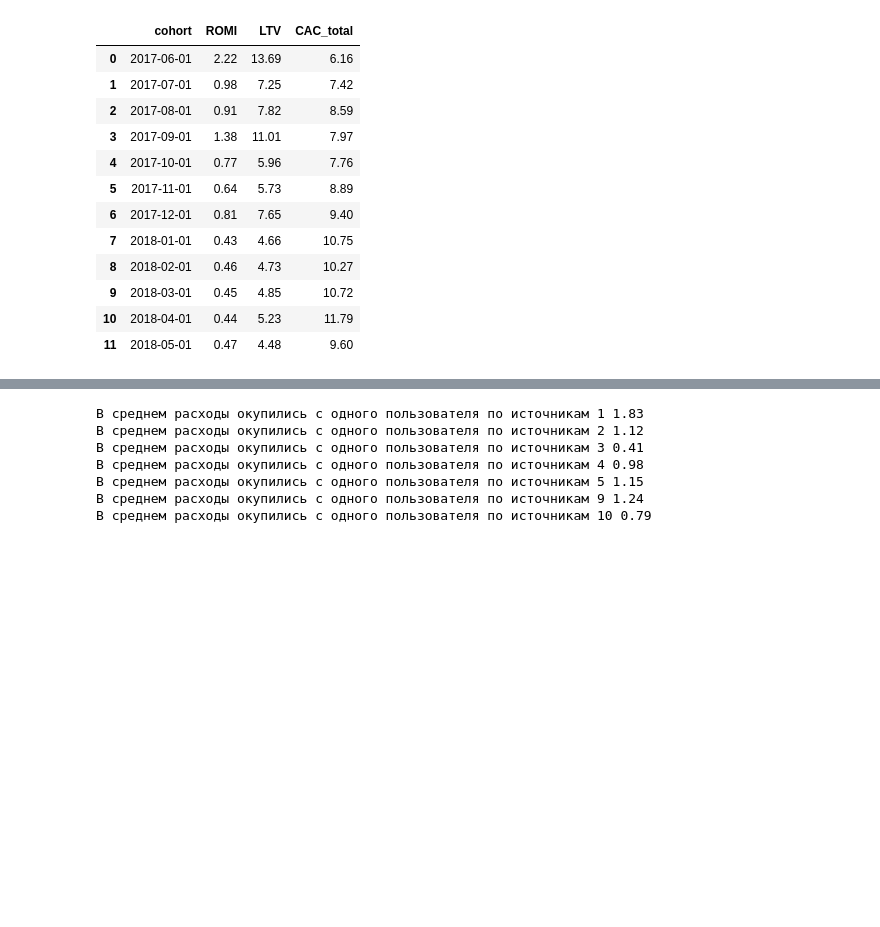
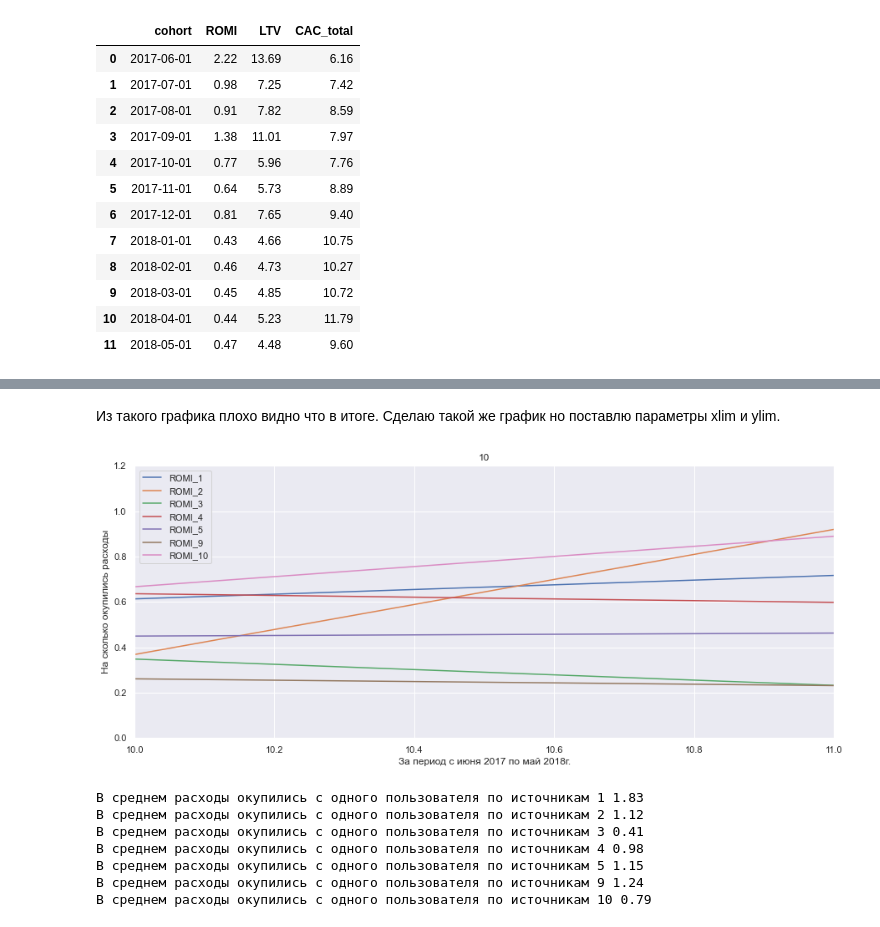
Before and after one commit to kotl68/Yandex_learning_project, a Jupyter notebook: сost_optimization/optimization.ipynb, the cells around one changed output, grey strips where cells are left out. Drawn from its saved outputs; the diff is of its cells as text; code cells hidden in the pictures; blank space fills up the shorter version.

```diff
--- a/сost_optimization/optimization.ipynb
+++ b/сost_optimization/optimization.ipynb
@@ -1581,3 +1573,19 @@ for x in [1,2,3,4,5,9,10]:
+# %% [markdown]
+Из такого графика плохо видно что в итоге. Сделаю такой же график но поставлю параметры xlim и ylim.
+# %%
+for x in [1,2,3,4,5,9,10]:
+    initial_users_count['ROMI_'+ str(x)] = initial_users_count['LVT_'+ str(x)] / initial_users_count['CAC_'+ str(x)]
+    # И сделаю график
+    initial_users_count['ROMI_'+ str(x)].plot(figsize=(15,6),legend=True)
+
+    plt.title(x)
+    plt.xlabel('За период с июня 2017 по май 2018г.')
+    plt.ylabel('На сколько окупились расходы')
+    plt.ylim(0,1.2) # лимит
+    plt.xlim(10,11)
+plt.show()
+# %% [output]
+[figure, added]
 # %%
 for x in [1,2,3,4,5,9,10]:
     print('В среднем расходы окупились с одного пользователя по источникам',x,round(initial_users_count['ROMI_'+ str(x)].mean(),2))
```
Also changed, not shown: parts of 10 cells of this notebook.
